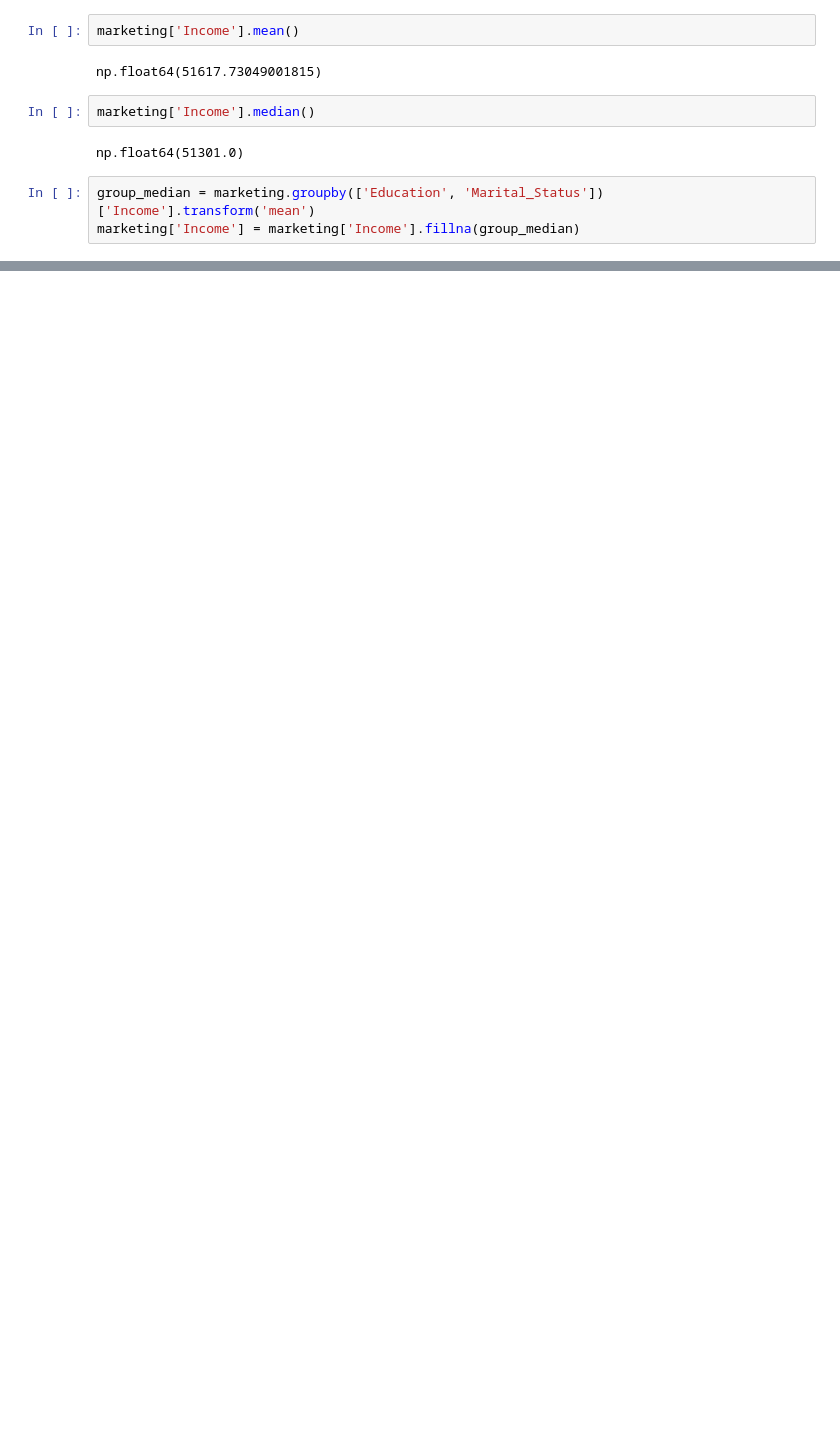
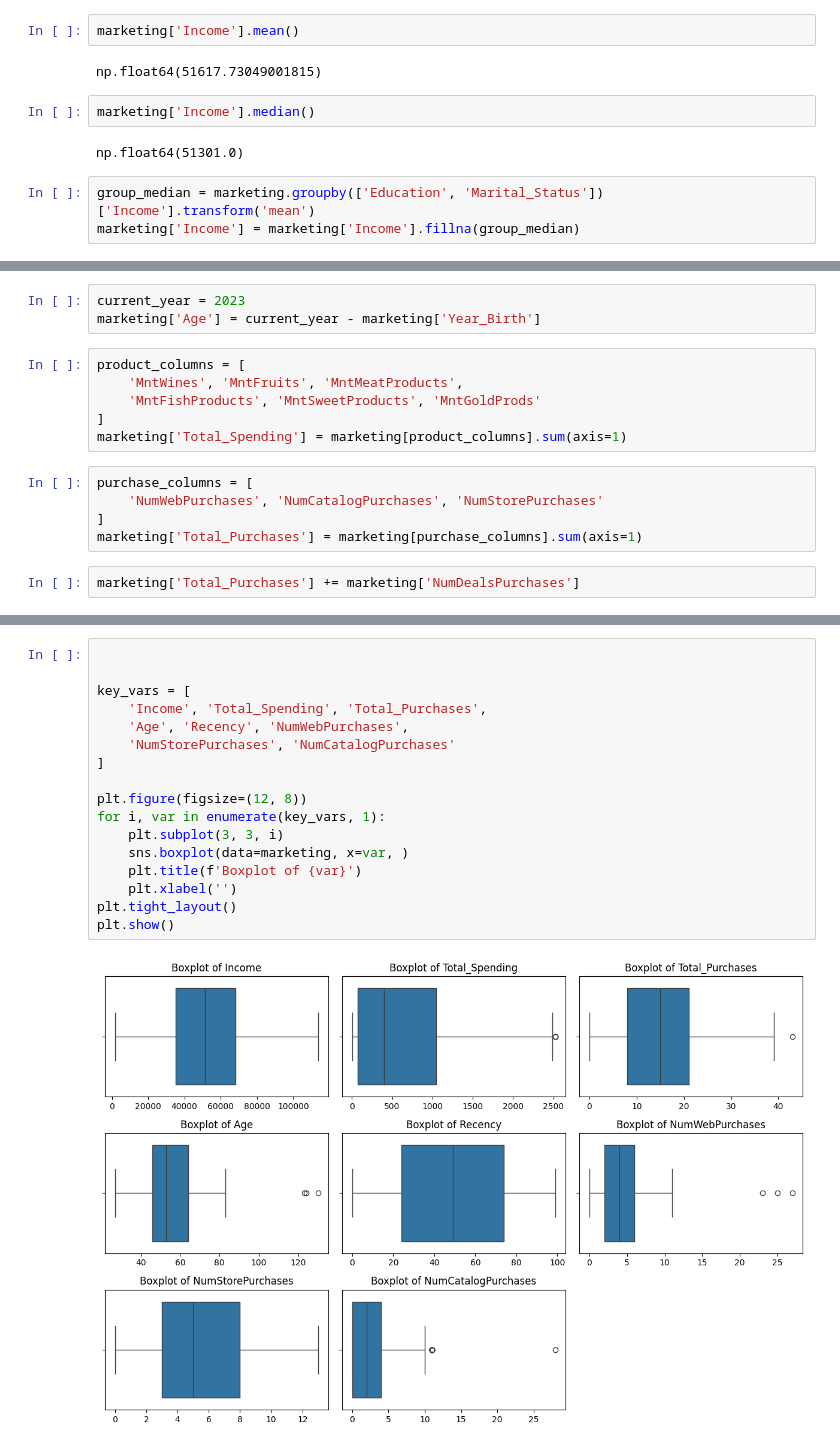
Before and after one commit to NKHUBALALE/Marketing-dataset, a Jupyter notebook: marketing.ipynb, the cells around one changed output, grey strips where cells are left out. Cells and saved outputs as stored; diff of their text form; blank space fills up the shorter version.

Commit message:
more data analysis

```diff
--- a/marketing.ipynb
+++ b/marketing.ipynb
@@ -355,0 +382,16 @@ np.int64(0)
+# %%
+current_year = 2023
+marketing['Age'] = current_year - marketing['Year_Birth']
+# %%
+product_columns = [
+    'MntWines', 'MntFruits', 'MntMeatProducts',
+    'MntFishProducts', 'MntSweetProducts', 'MntGoldProds'
+]
+marketing['Total_Spending'] = marketing[product_columns].sum(axis=1)
+# %%
+purchase_columns = [
+    'NumWebPurchases', 'NumCatalogPurchases', 'NumStorePurchases'
+]
+marketing['Total_Purchases'] = marketing[purchase_columns].sum(axis=1)
+# %%
+marketing['Total_Purchases'] += marketing['NumDealsPurchases']
@@ -355,0 +435,19 @@ np.int64(0)
+# %%
+
+
+key_vars = [
+    'Income', 'Total_Spending', 'Total_Purchases',
+    'Age', 'Recency', 'NumWebPurchases',
+    'NumStorePurchases', 'NumCatalogPurchases'
+]
+
+plt.figure(figsize=(12, 8))
+for i, var in enumerate(key_vars, 1):
+    plt.subplot(3, 3, i)
+    sns.boxplot(data=marketing, x=var, )
+    plt.title(f'Boxplot of {var}')
+    plt.xlabel('')
+plt.tight_layout()
+plt.show()
+# %% [output]
+[figure, added]
```
Also changed, not shown: parts of 36 cells of this notebook.
